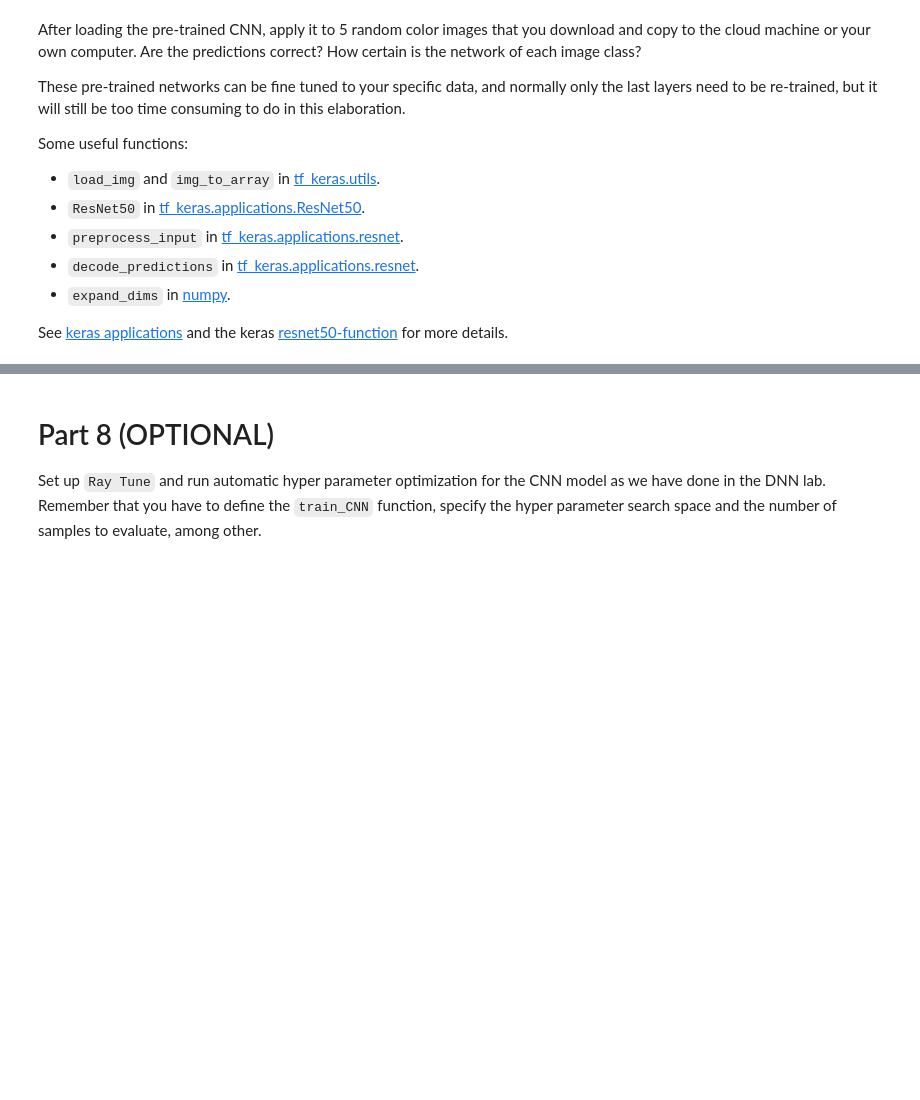
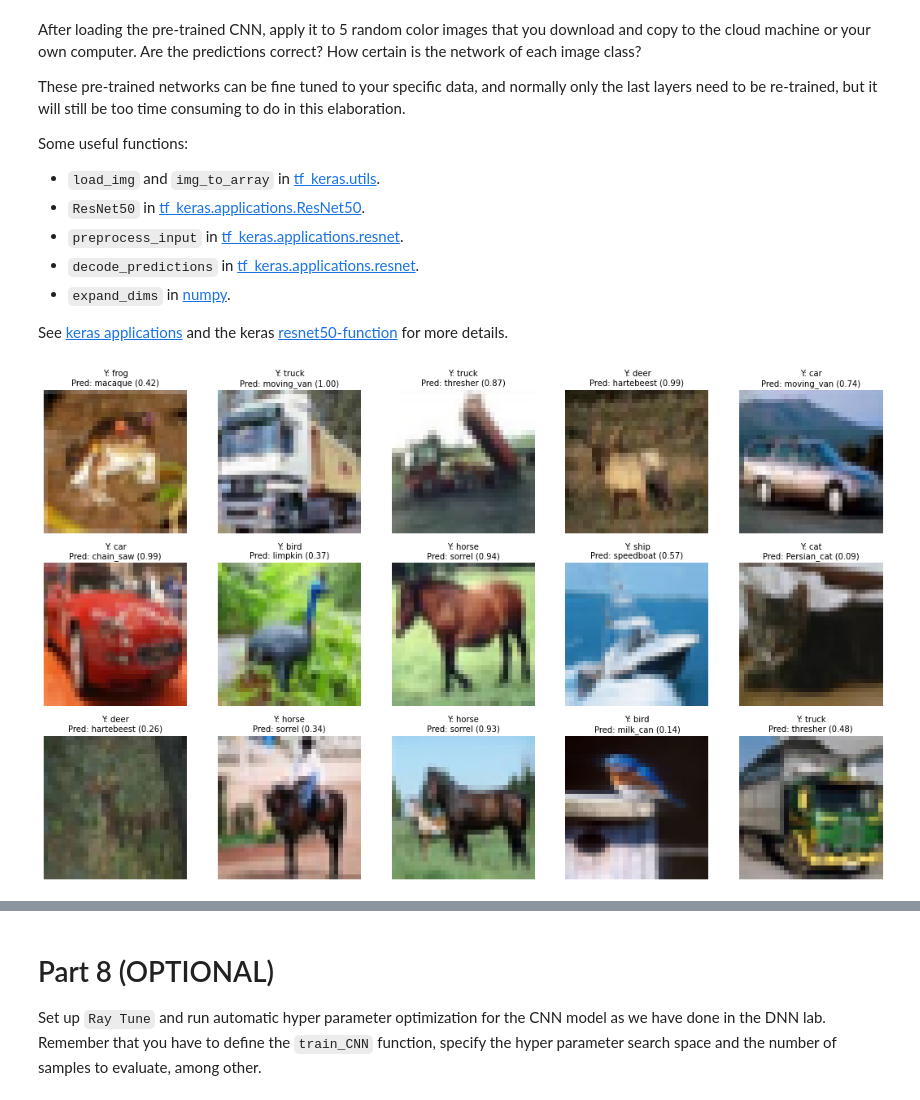
Before and after one commit to njmurov-ux/DLLabs, a Jupyter notebook: Lab 3/CNN_Lab.ipynb, the cells around one changed output, grey strips where cells are left out. Cells and saved outputs as stored; diff of their text form; code cells hidden in the pictures; blank space fills up the shorter version.

```diff
--- a/Lab 3/CNN_Lab.ipynb
+++ b/Lab 3/CNN_Lab.ipynb
@@ -979,7 +984,7 @@ image_dataset = ImageDataGenerator(
     validation_split=0.25
 )
 
-train_flow = image_dataset.flow(X, Y, batch_size=batch_size, shuffle=True, subset="training", seed=123)
+train_flow = image_dataset.flow(X, Y, batch_size=20, shuffle=True, subset="training", seed=123)
 # ============================================
 # %% [markdown]
 #### **<span style="color:red">Questions</span>**
@@ -1034,7 +1039,7 @@ This is required since with a generator, the fit function will not know how many
 
 batch_size = 20
 epochs = 100
-input_shape = Xtrain.shape[1:]
+input_shape = X.shape[1:]
 learning_rate = 0.01
 
 early_stop = keras.callbacks.EarlyStopping(
@@ -1045,8 +1050,7 @@ early_stop = keras.callbacks.EarlyStopping(
 
 # Build model (your best config)
 model6 = build_CNN(
-    input_shape=Xtrain.shape[1:],
-    loss=loss,
+    input_shape=input_shape,
     n_conv_layers=4,
     n_filters=64,
     n_dense_layers=1,
@@ -1076,9 +1080,9 @@ val_flow = image_dataset.flow(
 history6 = model6.fit(
     train_flow,
     epochs=epochs,
-    steps_per_epoch=len(Xtrain) // batch_size,
+    steps_per_epoch=train_flow.n // batch_size,
     validation_data=val_flow,
-    validation_steps=len(Xval) // batch_size,
+    validation_steps=val_flow.n // batch_size,
     callbacks=[early_stop]
 )
 
@@ -1268,2 +1335,56 @@ print(label)
 
 # ============================================
+# %%
+classes = ['plane', 'car', 'bird', 'cat', 'deer', 'dog', 'frog', 'horse', 'ship', 'truck']
+
+from keras.datasets import cifar10
+from keras.utils import to_categorical
+# re-load the CIFAR10 train and test data
+(X, Y), (Xtest, Ytest) = cifar10.load_data()
+
+def y_to_label(y_i):
+    """
+    Returns a readable ground-truth label for one sample.
+    - If Y is one-hot/prob vector: returns the argmax index.
+    - If Y is an int class id: returns that int.
+    - If Y is already a string: returns it.
+    """
+    y_i = np.array(y_i)
+    if y_i.ndim > 0 and y_i.size > 1:
+        return int(np.argmax(y_i))
+    if y_i.ndim == 0:
+        return int(y_i)
+    # shape (1,) etc.
+    return int(y_i.reshape(-1)[0])
+
+# load the pre-trained ResNet50 model
+resnet50 = ResNet50(weights="imagenet")
+
+idxs = np.arange(min(15, len(X)))
+
+imgs = np.array([X[i] for i in idxs])
+imgs_resized = tf.image.resize(imgs, (224, 224)).numpy()
+
+x = preprocess_input(imgs_resized.copy())
+preds = resnet50.predict(x, verbose=0)
+
+# decode top-1 imagenet predictions for the whole batch
+decoded = decode_predictions(preds, top=1)
+
+rows, cols = 3, 5
+fig, axes = plt.subplots(rows, cols, figsize=(15, 9))
+
+for ax, i, dec in zip(axes, idxs, decoded):
+    img = np.array(X[i])
+
+    ax.imshow(img)
+    ax.axis("off")
+
+    true_lab = classes[y_to_label(Y[i])]
+    pred_class, pred_desc, pred_score = dec[0]
+    ax.set_title(f"Y: {true_lab}\nPred: {pred_desc} ({pred_score:.2f})", fontsize=10)
+
+plt.tight_layout()
+plt.show()
+# %% [output]
+[figure, added]
```
Also changed, not shown: parts of 28 cells of this notebook.
